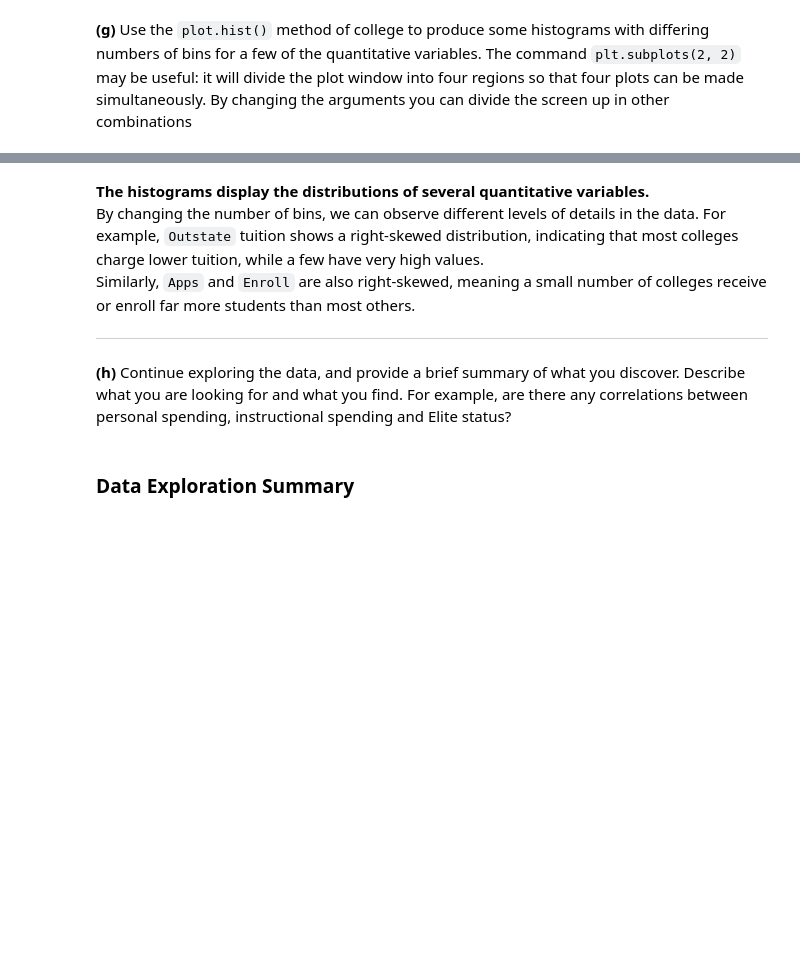
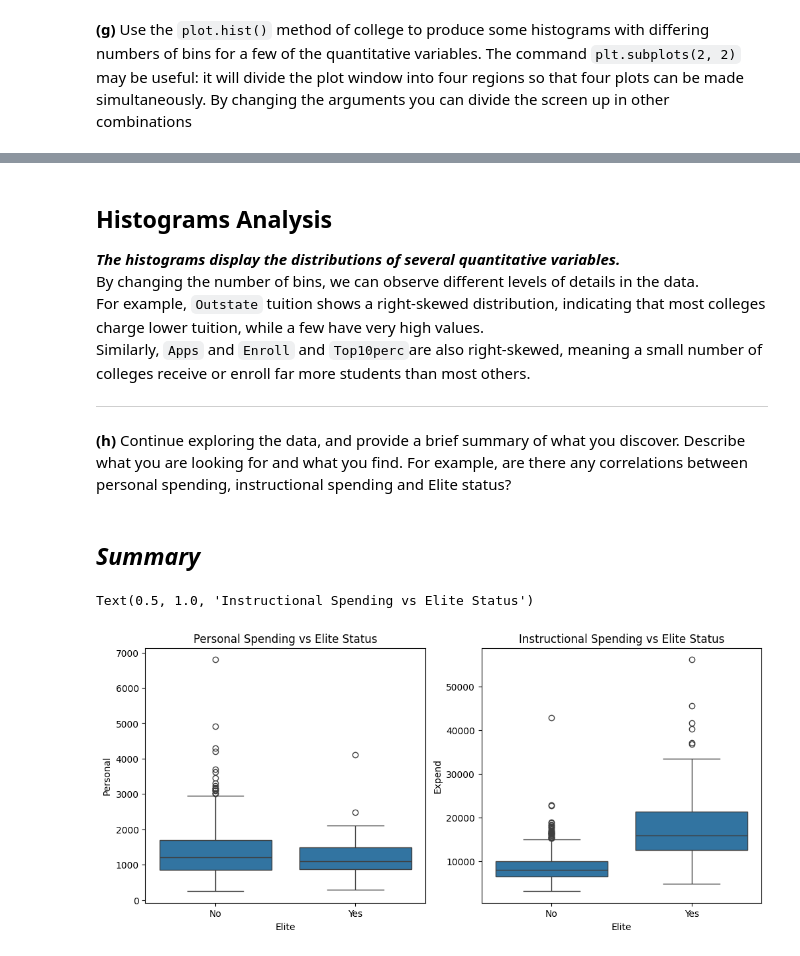
Before and after one commit to nouralahmad89-crypto/Laboration_databehandling, a Jupyter notebook: amerikanska universitet.ipynb, the cells around one changed output, grey strips where cells are left out. Drawn from its saved outputs; the diff is of its cells as text; code cells hidden in the pictures; blank space fills up the shorter version.

```diff
--- a/amerikanska universitet.ipynb
+++ b/amerikanska universitet.ipynb
@@ -177,12 +202,28 @@ Text(0.5, 1.0, 'Out-of-State Tuition (30 bins)')
 # %% [markdown]
-**The histograms display the distributions of several quantitative variables.**<br>
-By changing the number of bins, we can observe different levels of details in the data.
+## Histograms Analysis
+
+***The histograms display the distributions of several quantitative variables.***<br>
+By changing the number of bins, we can observe different levels of details in the data.<br>
 For example, `Outstate` tuition shows a right-skewed distribution, indicating that most colleges charge lower tuition, while a few have very high values. <br>
-Similarly, `Apps` and `Enroll` are also right-skewed, meaning a small number of colleges receive or enroll far more students than most others.
+Similarly, `Apps` and `Enroll`  and `Top10perc`are also right-skewed, meaning a small number of colleges receive or enroll far more students than most others.
 
 ---
 # %% [markdown]
 **(h)** Continue exploring the data, and provide a brief summary of what you discover. Describe what you are looking for and what you find. For example, are there any correlations between personal spending, instructional spending and Elite status?
 <br>
-<br>
-### Data Exploration Summary
+# %% [markdown]
+## ***Summary***
+# %%
+# Compare Personal and Instructional spending by Elite status
+fig, axes = plt.subplots(1, 2, figsize=(12, 5))
+
+# Personal Spending by Elite
+sns.boxplot(x='Elite', y='Personal',data=college, ax=axes[0])
+axes[0].set_title('Personal Spending vs Elite Status')
+
+# Instructional Spending by Elite
+sns.boxplot( x='Elite', y='Expend',data=college, ax=axes[1],)
+axes[1].set_title('Instructional Spending vs Elite Status')
+# %% [output]
+Text(0.5, 1.0, 'Instructional Spending vs Elite Status')
+[figure, added]
```
Also changed, not shown: parts of 19 cells of this notebook.
